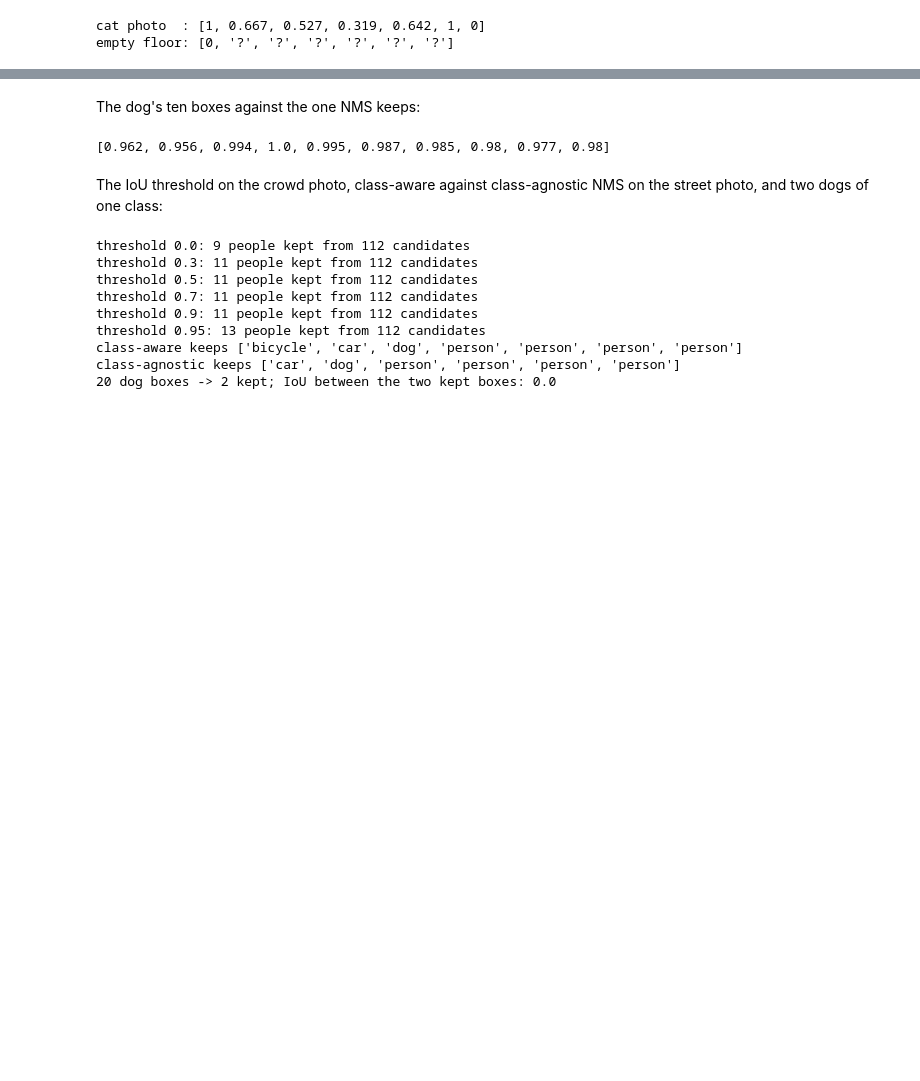
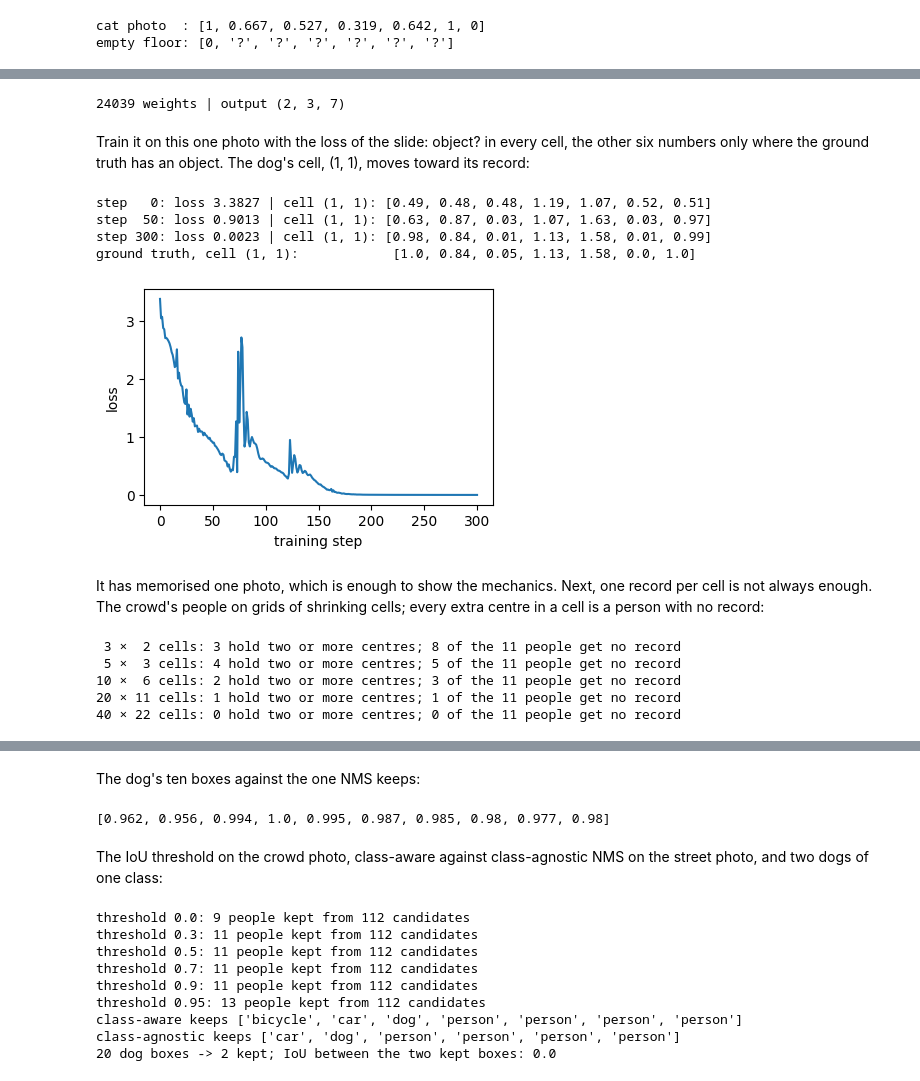
Before and after one commit to nipunbatra/object-detection, a Jupyter notebook: object-detection.ipynb, the cells around one changed output, grey strips where cells are left out. Cells and saved outputs as stored; diff of their text form; code cells hidden in the pictures; blank space fills up the shorter version.

```diff
--- a/object-detection.ipynb
+++ b/object-detection.ipynb
@@ -331,0 +305,65 @@ potted plant  0.290
+# %%
+torch.manual_seed(0)
+toy = torch.nn.Sequential(
+    torch.nn.Conv2d(3, 16, 3, 2, 1), torch.nn.ReLU(),   # 160 × 240 × 3 -> 80 × 120 × 16
+    torch.nn.Conv2d(16, 32, 3, 2, 1), torch.nn.ReLU(),  # -> 40 × 60 × 32
+    torch.nn.Conv2d(32, 64, 3, 2, 1), torch.nn.ReLU(),  # -> 20 × 30 × 64
+    torch.nn.AdaptiveAvgPool2d((2, 3)),                 # average each cell -> 2 × 3 × 64
+    torch.nn.Conv2d(64, 7, 1))                          # -> 2 × 3 × 7
+xt = torch.from_numpy(np.array(photo('cat-dog').resize((240, 160)))).permute(2, 0, 1)[None].float() / 255
+
+def predict(net, x):
+    t = net(x)[0].permute(1, 2, 0)                      # (2, 3, 7): raw numbers, any sign
+    return torch.cat([t[..., :3].sigmoid(), t[..., 3:5].exp(), t[..., 5:].sigmoid()], -1)
+
+print(sum(q.numel() for q in toy.parameters()), 'weights | output', tuple(predict(toy, xt).shape))
+assert sum(q.numel() for q in toy.parameters()) == S['toy']['params']
+# %% [output]
+24039 weights | output (2, 3, 7)
+# %% [markdown]
+Train it on this one photo with the loss of the slide: object? in every cell, the other six numbers only where the ground truth has an object. The dog's cell, (1, 1), moves toward its record:
+# %%
+def yolo_loss(p, y):
+    m = y[..., 0] == 1                                  # the cells that hold a centre
+    loss = ((p[..., 0] - y[..., 0])**2).sum()
+    loss += ((p[m, 1:] - y[m, 1:])**2).sum()
+    return loss
+
+opt = torch.optim.Adam(toy.parameters(), lr=1e-2)
+hist = []
+with torch.enable_grad():
+    for it in range(301):
+        pt = predict(toy, xt)
+        L = yolo_loss(pt, Y3)
+        hist.append(L.item())
+        if it in (0, 50, 300):
+            print(f'step {it:3d}: loss {L.item():.4f} | cell (1, 1):', [round(v, 2) for v in pt[1, 1].tolist()])
+        if it < 300:
+            opt.zero_grad(); L.backward(); opt.step()
+print('ground truth, cell (1, 1):           ', [round(v, 2) for v in Y3[1, 1].tolist()])
+plt.figure(figsize=(4.5, 2.8)); plt.plot(hist); plt.xlabel('training step'); plt.ylabel('loss');
+assert abs(hist[0] - S['toy']['loss0']) < 1e-3 and hist[-1] < 0.05
+# %% [output]
+step   0: loss 3.3827 | cell (1, 1): [0.49, 0.48, 0.48, 1.19, 1.07, 0.52, 0.51]
+step  50: loss 0.9013 | cell (1, 1): [0.63, 0.87, 0.03, 1.07, 1.63, 0.03, 0.97]
+step 300: loss 0.0023 | cell (1, 1): [0.98, 0.84, 0.01, 1.13, 1.58, 0.01, 0.99]
+ground truth, cell (1, 1):            [1.0, 0.84, 0.05, 1.13, 1.58, 0.0, 1.0]
+[figure, added]
+# %% [markdown]
+It has memorised one photo, which is enough to show the mechanics. Next, one record per cell is not always enough. The crowd's people on grids of shrinking cells; every extra centre in a cell is a person with no record:
+# %%
+Wc, Hc = photo('crowd').size
+centres = [((b[0] + b[2]) / 2, (b[1] + b[3]) / 2) for _, b in A['photos']['crowd']]
+by_grid = []
+for gc, gr in [(3, 2), (5, 3), (10, 6), (20, 11), (40, 22)]:
+    per_cell = Counter((int(cy_ // (Hc / gr)), int(cx_ // (Wc / gc))) for cx_, cy_ in centres)
+    shared, lost = sum(v > 1 for v in per_cell.values()), sum(v - 1 for v in per_cell.values())
+    by_grid.append([gc, gr, shared, lost])
+    print(f'{gc:2d} × {gr:2d} cells: {shared} hold two or more centres; {lost} of the {len(centres)} people get no record')
+assert by_grid == S['crowd_cells']['by_grid']
+# %% [output]
+ 3 ×  2 cells: 3 hold two or more centres; 8 of the 11 people get no record
+ 5 ×  3 cells: 4 hold two or more centres; 5 of the 11 people get no record
+10 ×  6 cells: 2 hold two or more centres; 3 of the 11 people get no record
+20 × 11 cells: 1 hold two or more centres; 1 of the 11 people get no record
+40 × 22 cells: 0 hold two or more centres; 0 of the 11 people get no record
```
Also changed, not shown: parts of 86 cells of this notebook, 11 other files.
